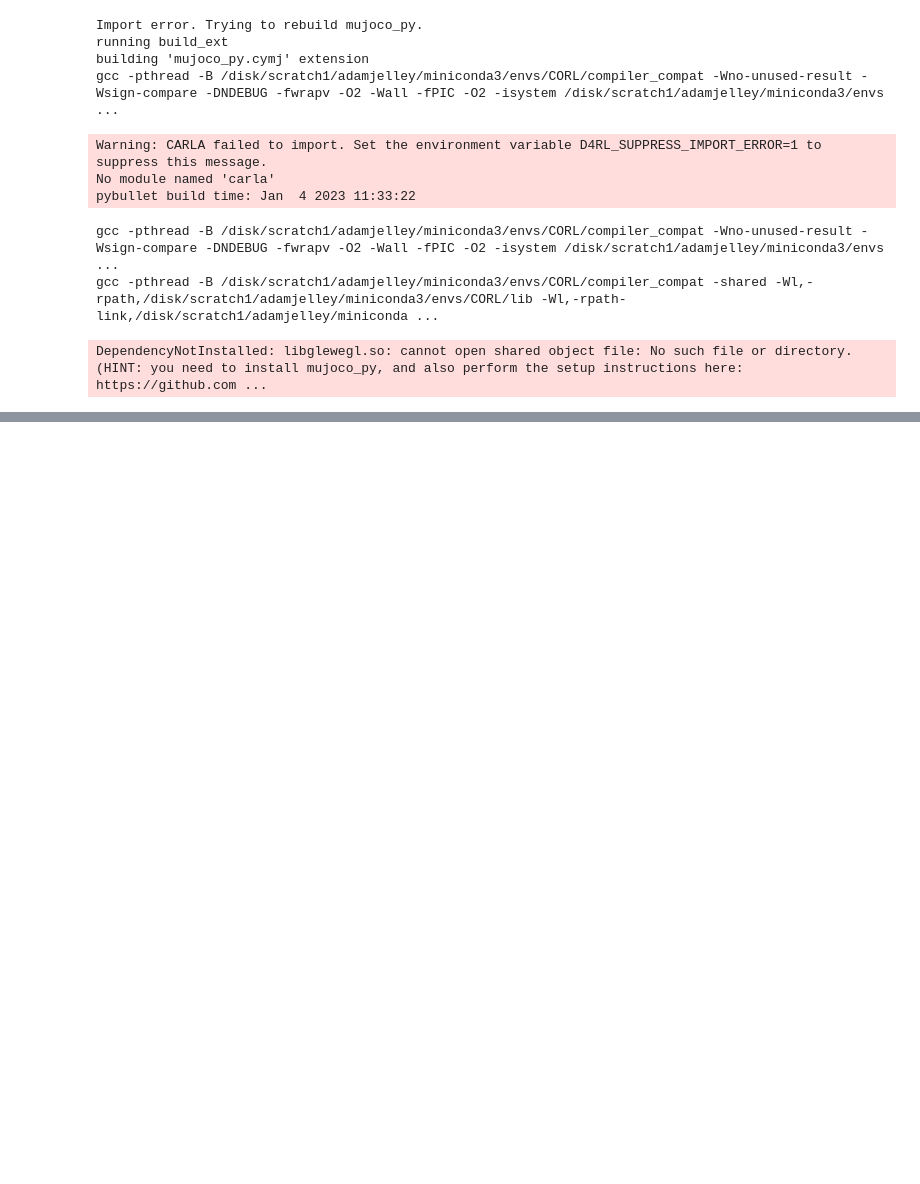
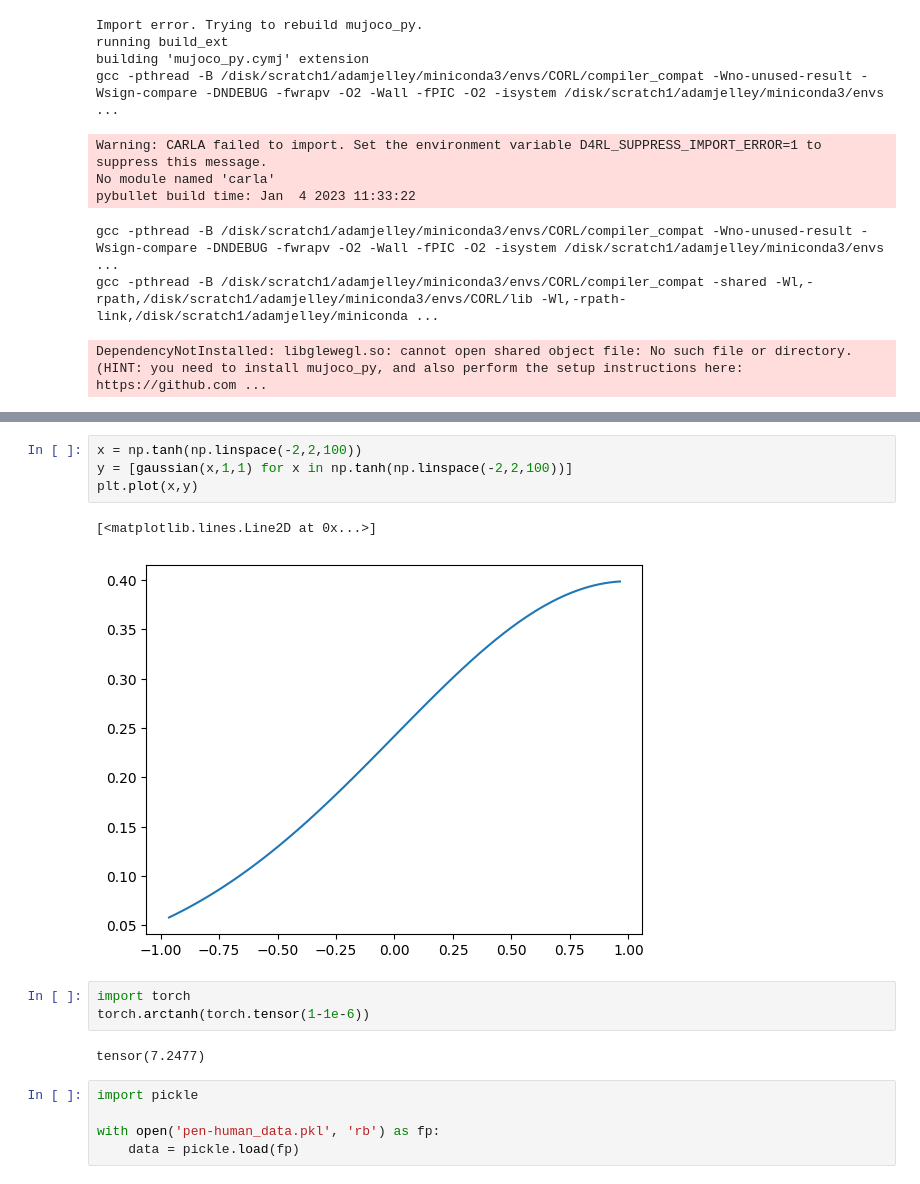
Before and after one commit to AdamJelley/EfficientOfflineRL, a Jupyter notebook: playground.ipynb, the cells around one changed output, grey strips where cells are left out. Cells and saved outputs as stored; diff of their text form; blank space fills up the shorter version.

```diff
--- a/playground.ipynb
+++ b/playground.ipynb
@@ -760,0 +1194,17 @@ CONDA_PROMPT_MODIFIER=(CORL)
+# %%
+x = np.tanh(np.linspace(-2,2,100))
+y = [gaussian(x,1,1) for x in np.tanh(np.linspace(-2,2,100))]
+plt.plot(x,y)
+# %% [output]
+[<matplotlib.lines.Line2D at 0x...>]
+[figure, added]
+# %%
+import torch
+torch.arctanh(torch.tensor(1-1e-6))
+# %% [output]
+tensor(7.2477)
+# %%
+import pickle
+
+with open('pen-human_data.pkl', 'rb') as fp:
+    data = pickle.load(fp)
```
Also changed, not shown: parts of 41 cells of this notebook, 35 other files.
